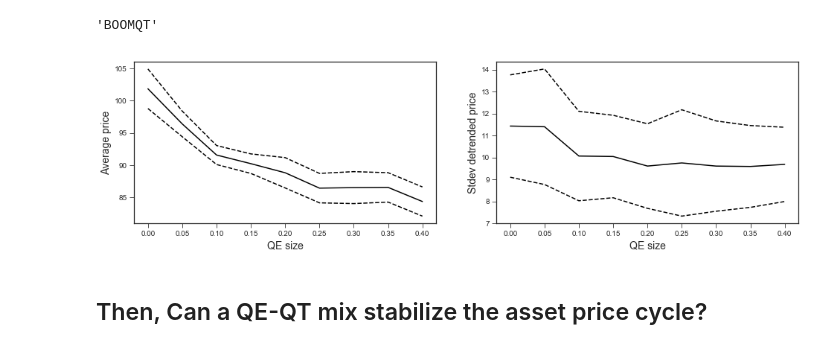
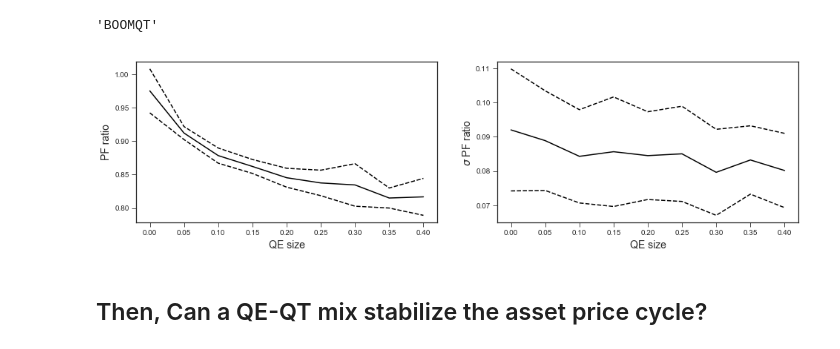
Before and after one commit to joerischasfoort/qe-asset-cycle, a Jupyter notebook: qe-qt-experiments.ipynb, the cells around one changed output. Saved outputs shown, nothing was run; the diff lists cells and outputs as text; code cells hidden in the pictures.

```diff
--- a/qe-qt-experiments.ipynb
+++ b/qe-qt-experiments.ipynb
@@ -116,7 +117,7 @@ scenarios[s_idx]
 qe_downswing_prices = []
 for e in range((s_idx) * experiments, (s_idx+1) * experiments):
     #print(e)
-    qe_downswing_prices.append(prices[e])
+    qe_downswing_prices.append((prices[e] / fundamentals[e])[:-1])
 # %%
 p_averages = []
 p_conf_uppers = []
@@ -145,18 +146,18 @@ ax1.plot(qe_size, p_averages, 'k')
 ax1.plot(qe_size, p_conf_uppers, 'k--')
 ax1.plot(qe_size, p_conf_lowers, 'k--')
 
-ax1.set_ylabel('Average price', fontsize='14')
+ax1.set_ylabel('PF ratio', fontsize='14')
 
 ax2.plot(qe_size, av_stdev_qe_downswing, 'k')
 ax2.plot(qe_size, ns_conf_uppers, 'k--')
 ax2.plot(qe_size, ns_conf_lowers, 'k--')
 
-ax2.set_ylabel('Stdev detrended price', fontsize='14')
+ax2.set_ylabel('$\sigma$ PF ratio', fontsize='14')
 
 
 for ax in (ax1, ax2):
     ax.set_xlabel('QE size', fontsize='14')
 
 
-fig.savefig('QEbust.png', dpi=200, bbox_inches = 'tight', pad_inches = 0)
+fig.savefig('BLR.png', dpi=200, bbox_inches = 'tight', pad_inches = 0)
 # %% [output]
@@ -166,8 +167,8 @@ fig.savefig('QEbust.png', dpi=200, bbox_inches = 'tight', pad_inches = 0)
 
 QT boom
 # %%
-s_idx = 5
-scenarios[5]
+s_idx = 3
+scenarios[s_idx]
 # %% [output]
 'BOOMQT'
 # %%
@@ -175,7 +176,7 @@ scenarios[5]
 qt_upswing_prices = []
 for e in range((s_idx) * experiments, (s_idx+1) * experiments):
     #print(e)
-    qt_upswing_prices.append(prices[e])
+    qt_upswing_prices.append((prices[e] / fundamentals[e])[:-1])
 # %%
 p_averages_qtu = []
 p_conf_uppers_qtu = []
@@ -200,26 +201,26 @@ for idx, exp_pr in enumerate(qt_upswing_prices):
 # %%
 fig, (ax1, ax2) = plt.subplots(1, 2, figsize=[16,4])
 
 ax1.plot(qe_size, p_averages_qtu, 'k')
 ax1.plot(qe_size, p_conf_uppers_qtu, 'k--')
 ax1.plot(qe_size, p_conf_lowers_qtu, 'k--')
 
-ax1.set_ylabel('Average price', fontsize='14')
+ax1.set_ylabel('PF ratio', fontsize='14')
 
 ax2.plot(qe_size, av_stdev_qt_upswing, 'k')
 ax2.plot(qe_size, ns_conf_uppers_qtu, 'k--')
 ax2.plot(qe_size, ns_conf_lowers_qtu, 'k--')
 
-ax2.set_ylabel('Stdev detrended price', fontsize='14')
+ax2.set_ylabel('$\sigma$ PF ratio', fontsize='14')
 
 
 for ax in (ax1, ax2):
     ax.set_xlabel('QE size', fontsize='14')
 
 
-fig.savefig('QTboom.png', dpi=200, bbox_inches = 'tight', pad_inches = 0)
+fig.savefig('SLR.png', dpi=200, bbox_inches = 'tight', pad_inches = 0)
 # %% [output]
-[figure, old version]
+[figure, new version]
 # %% [markdown]
 ## Then, Can a QE-QT mix stabilize the asset price cycle?
 # %%
```
Also changed, not shown: parts of 6 cells of this notebook, 2 other files.
